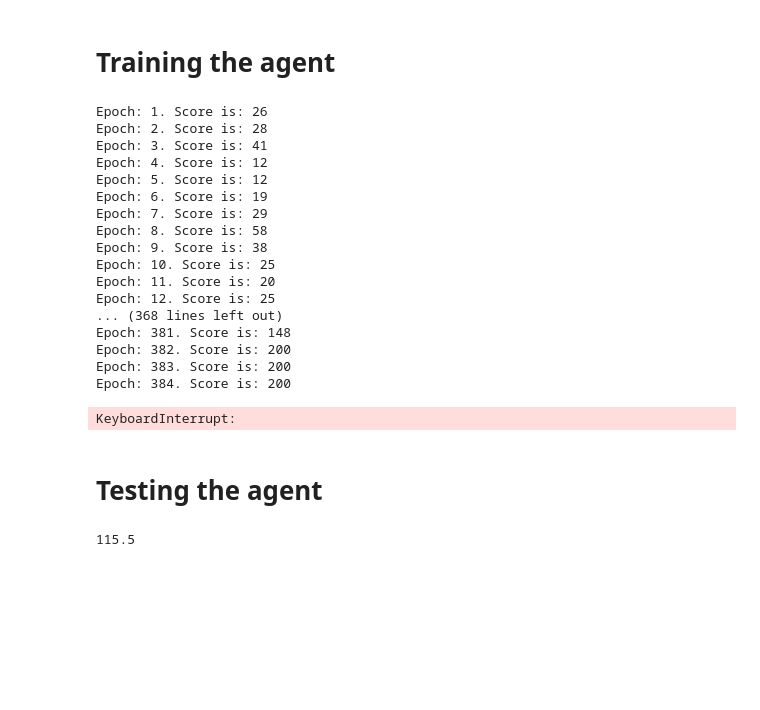
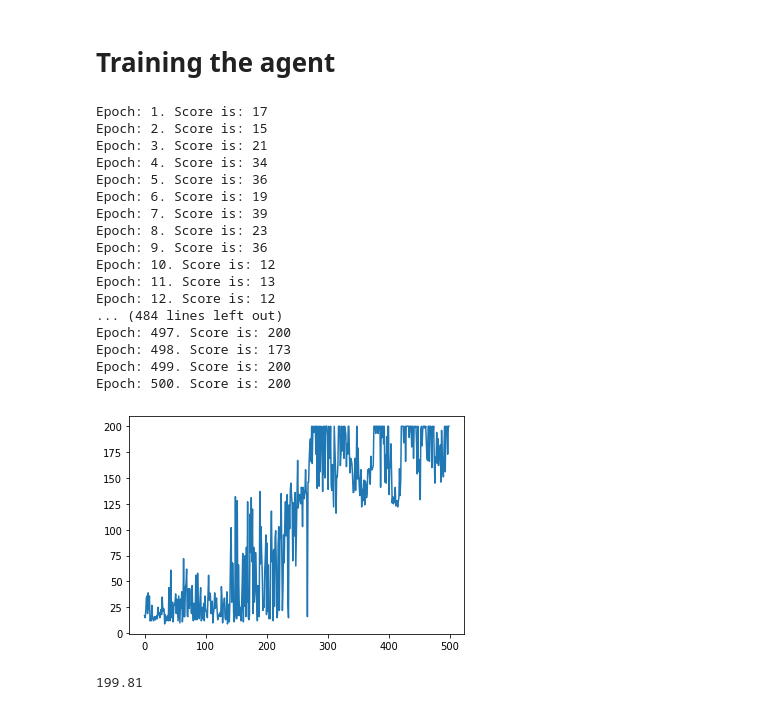
Before and after one commit to SeanJan0/ReinforceComparison, a Jupyter notebook: DQN/DQN.ipynb, the cells around one changed output. Saved outputs shown, nothing was run; the diff lists cells and outputs as text; code cells hidden in the pictures; blank space fills up the shorter version.

```diff
--- a/DQN/DQN.ipynb
+++ b/DQN/DQN.ipynb
@@ -30,7 +30,7 @@ class DQN(nn.Module):
         self.fn1 = nn.LazyLinear(64)
         self.fn2 = nn.LazyLinear(64)
         self.fn3 = nn.LazyLinear(output_size)
-        self.act = nn.ReLU()
+        self.act = nn.PReLU()
 
     def forward(self, input):
         x = self.act(self.fn1(input))
@@ -150,55 +272,29 @@ class DQNAgent:
 # Training the agent
 # %%
 env = gym.make("CartPole-v0")
-agent = DQNAgent(env)
+agent = DDQNAgent(env)
 env.reset()
-scores = agent.train(env, print_epochs=True)
+scores = agent.train(env, print_epochs=True, render=False)
 plt.plot(scores)
 plt.show()
+print(agent.test(env))
 # %% [output]
-Epoch: 1. Score is: 26
-Epoch: 2. Score is: 28
-Epoch: 3. Score is: 41
-Epoch: 4. Score is: 12
-Epoch: 5. Score is: 12
+Epoch: 1. Score is: 17
+Epoch: 2. Score is: 15
+Epoch: 3. Score is: 21
+Epoch: 4. Score is: 34
+Epoch: 5. Score is: 36
 Epoch: 6. Score is: 19
-Epoch: 7. Score is: 29
-Epoch: 8. Score is: 58
-Epoch: 9. Score is: 38
-Epoch: 10. Score is: 25
-Epoch: 11. Score is: 20
-Epoch: 12. Score is: 25
-... (368 lines left out)
-Epoch: 381. Score is: 148
-Epoch: 382. Score is: 200
-Epoch: 383. Score is: 200
-Epoch: 384. Score is: 200
+Epoch: 7. Score is: 39
+Epoch: 8. Score is: 23
+Epoch: 9. Score is: 36
+Epoch: 10. Score is: 12
+Epoch: 11. Score is: 13
+Epoch: 12. Score is: 12
+... (484 lines left out)
+Epoch: 497. Score is: 200
+Epoch: 498. Score is: 173
+Epoch: 499. Score is: 200
+Epoch: 500. Score is: 200
+[figure, added]
-KeyboardInterrupt:
+199.81
-# %% [markdown]
-# Testing the agent
-# %%
-test_scores = []
-
-for i in range(100):
-
-    done = False
-    curr_state = env.reset()
-    curr_state = torch.Tensor(curr_state).to(device)
-    score = 0
-
-    while not done:
-
-        action = agent.act_ideal(curr_state.unsqueeze(0))
-        curr_state, _, done, _ = env.step(action)
-        curr_state = torch.Tensor(curr_state).to(device)
-
-        score += 1
-
-    test_scores.append(score)
-
-avg = sum(test_scores) / 100
-print(avg)
-
-env.close()
-# %% [output]
-115.5
```
Also changed, not shown: parts of 2 cells of this notebook, 14 other files.
